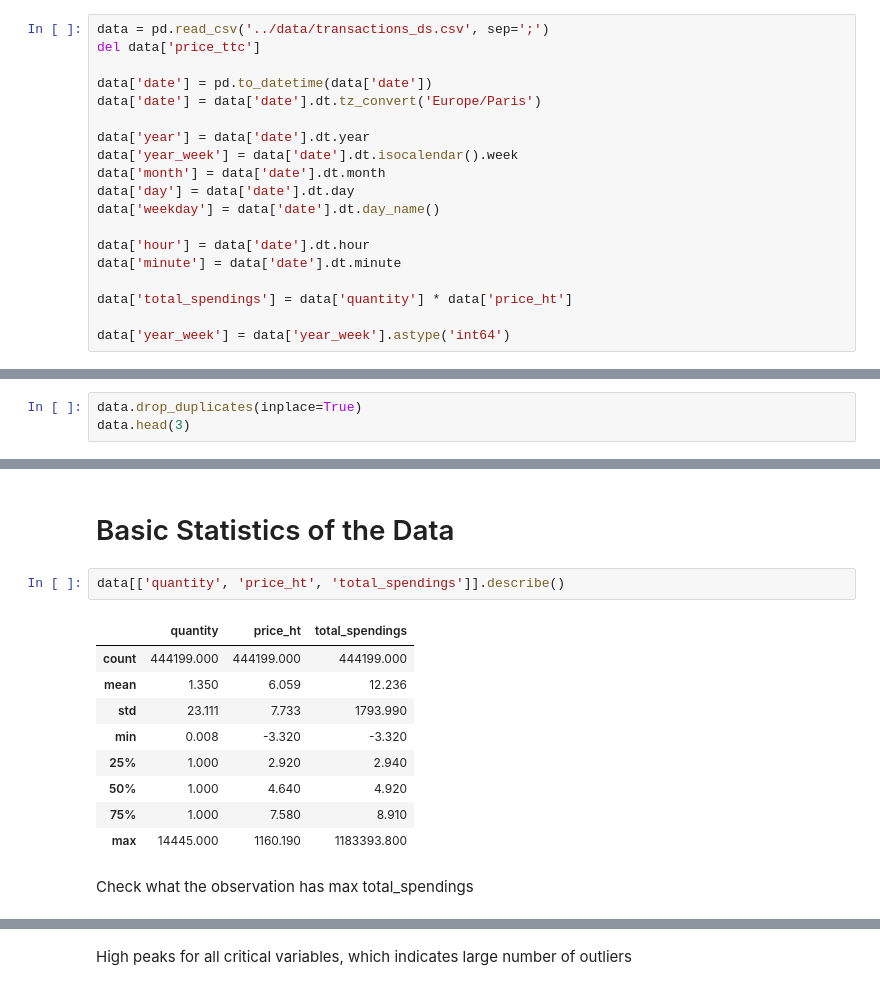
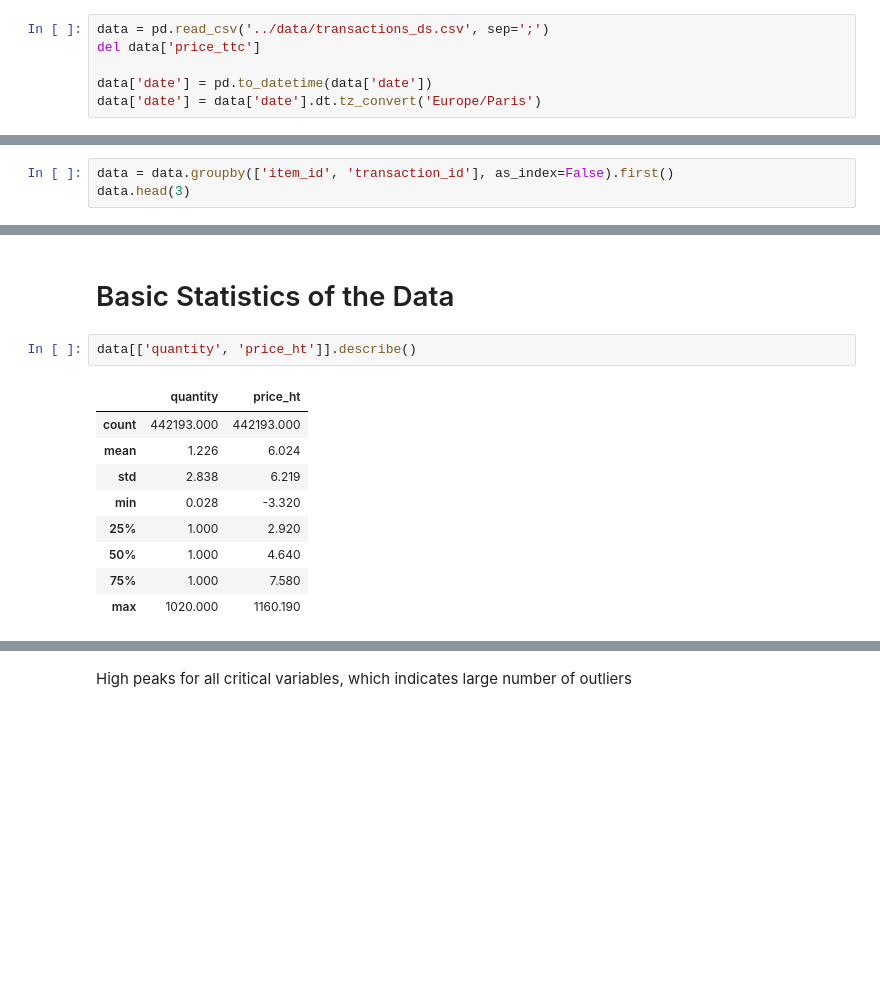
Before and after one commit to ronega/STAT222-project, a Jupyter notebook: EDA/Dmitri_EDA.ipynb, the cells around one changed output, grey strips where cells are left out. Saved outputs shown, nothing was run; the diff lists cells and outputs as text; blank space fills up the shorter version.

```diff
--- a/EDA/Dmitri_EDA.ipynb
+++ b/EDA/Dmitri_EDA.ipynb
@@ -18,16 +21,3 @@ del data['price_ttc']
 
 data['date'] = pd.to_datetime(data['date'])
 data['date'] = data['date'].dt.tz_convert('Europe/Paris')
-
-data['year'] = data['date'].dt.year
-data['year_week'] = data['date'].dt.isocalendar().week
-data['month'] = data['date'].dt.month
-data['day'] = data['date'].dt.day
-data['weekday'] = data['date'].dt.day_name()
-
-data['hour'] = data['date'].dt.hour
-data['minute'] = data['date'].dt.minute
-
-data['total_spendings'] = data['quantity'] * data['price_ht']
-
-data['year_week'] = data['year_week'].astype('int64')
@@ -41,6 +50,6 @@ data[(data['item_id'] == 7) &
 | 10 | 7 | 1.000 | 0.000 | 4 | 2018-03-08 14:13:29+01:00 | 2018 | 10 | 3 | 8 | Thursday | ... |
 | 11 | 7 | 1.000 | 0.000 | 4 | 2018-03-08 14:13:29+01:00 | 2018 | 10 | 3 | 8 | Thursday | ... |
 # %%
-data.drop_duplicates(inplace=True)
+data = data.groupby(['item_id', 'transaction_id'], as_index=False).first()
 data.head(3)
 # %% [output]
@@ -74,16 +82,14 @@ memory usage: 47.4+ MB
 # %% [markdown]
 # Basic Statistics of the Data
 # %%
-data[['quantity', 'price_ht', 'total_spendings']].describe()
+data[['quantity', 'price_ht']].describe()
 # %% [output]
-|  | quantity | price_ht | total_spendings |
-| count | 444199.000 | 444199.000 | 444199.000 |
-| mean | 1.350 | 6.059 | 12.236 |
-| std | 23.111 | 7.733 | 1793.990 |
-| min | 0.008 | -3.320 | -3.320 |
-| 25% | 1.000 | 2.920 | 2.940 |
-| 50% | 1.000 | 4.640 | 4.920 |
-| 75% | 1.000 | 7.580 | 8.910 |
-| max | 14445.000 | 1160.190 | 1183393.800 |
+|  | quantity | price_ht |
+| count | 442193.000 | 442193.000 |
+| mean | 1.226 | 6.024 |
+| std | 2.838 | 6.219 |
+| min | 0.028 | -3.320 |
+| 25% | 1.000 | 2.920 |
+| 50% | 1.000 | 4.640 |
+| 75% | 1.000 | 7.580 |
+| max | 1020.000 | 1160.190 |
-# %% [markdown]
-Check what the observation has max total_spendings
```
Also changed, not shown: parts of 25 cells of this notebook.
